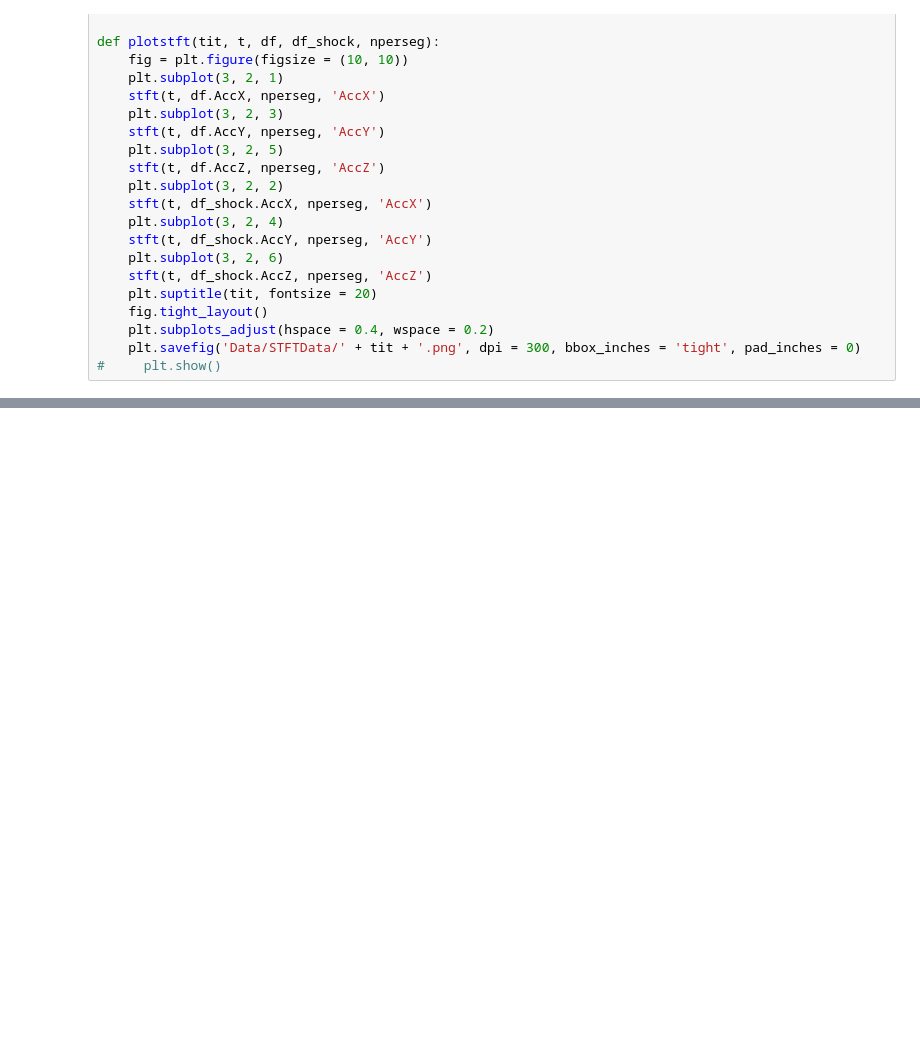
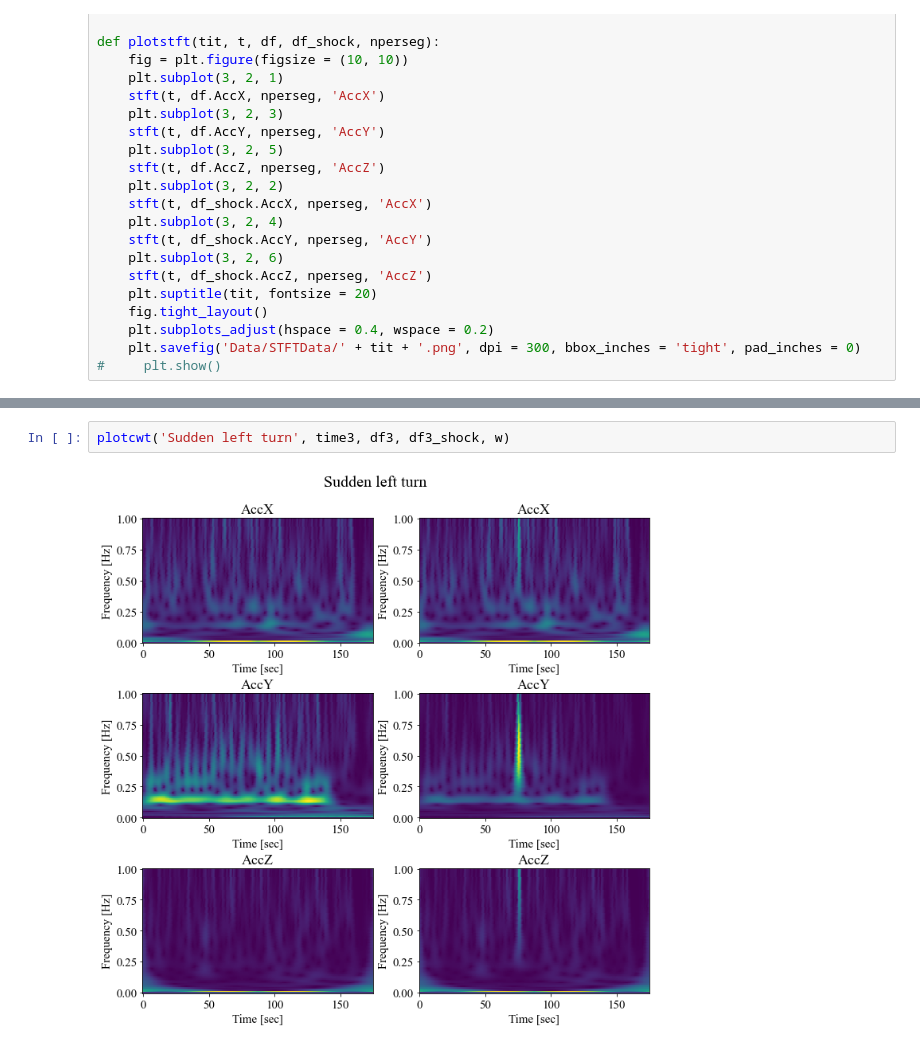
Before and after one commit to Zerohertz/Frequency-Analysis-of-Acceleration-Signal, a Jupyter notebook: 07_Frequency_Analysis_Shock.ipynb, the cells around one changed output, grey strips where cells are left out. Cells and saved outputs as stored; diff of their text form; blank space fills up the shorter version.

```diff
--- a/07_Frequency_Analysis_Shock.ipynb
+++ b/07_Frequency_Analysis_Shock.ipynb
@@ -101,0 +148,4 @@ plotstft('Sudden break', time4, df4, df4_shock, nperseg)
+# %%
+plotcwt('Sudden left turn', time3, df3, df3_shock, w)
+# %% [output]
+[figure, added]
```
Also changed, not shown: parts of 9 cells of this notebook.
